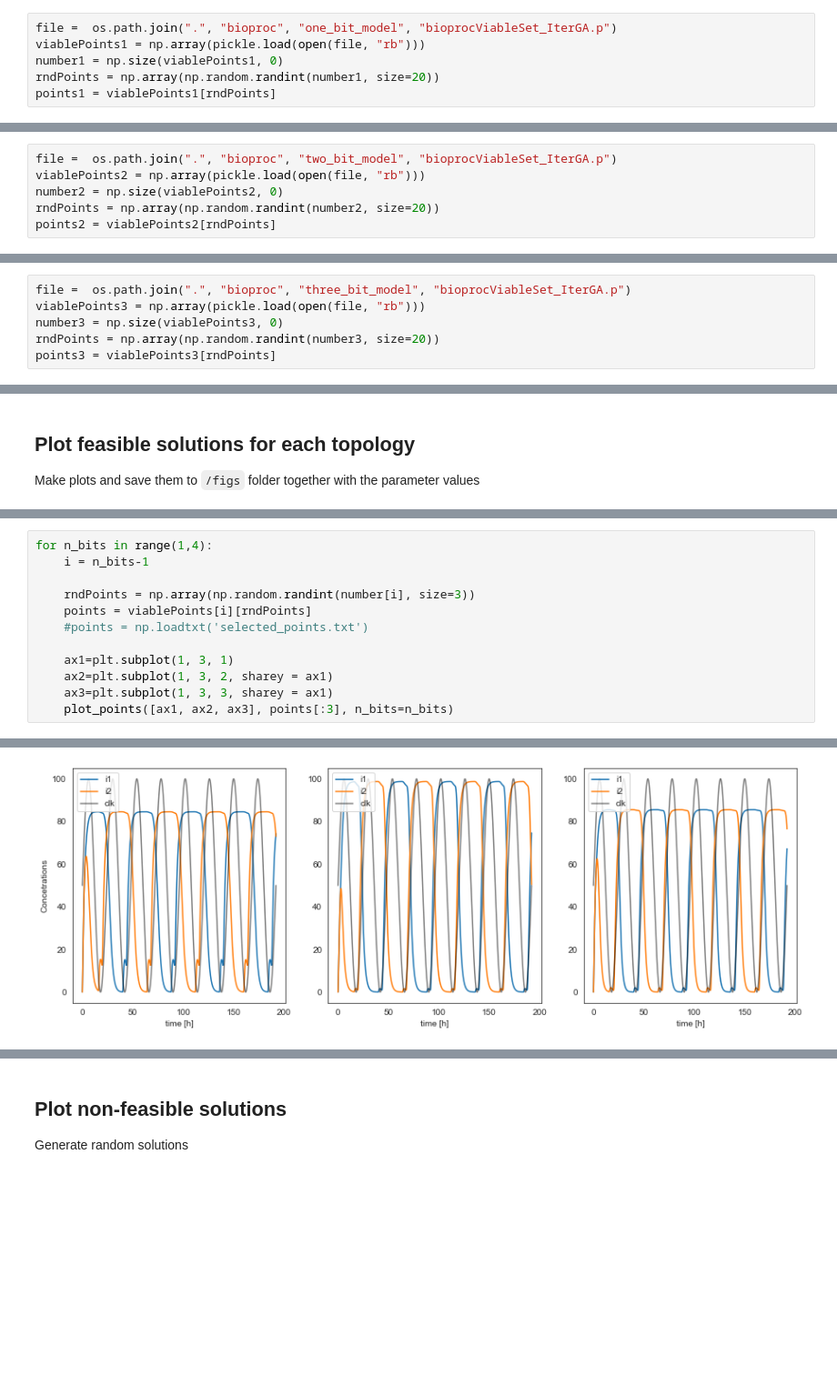
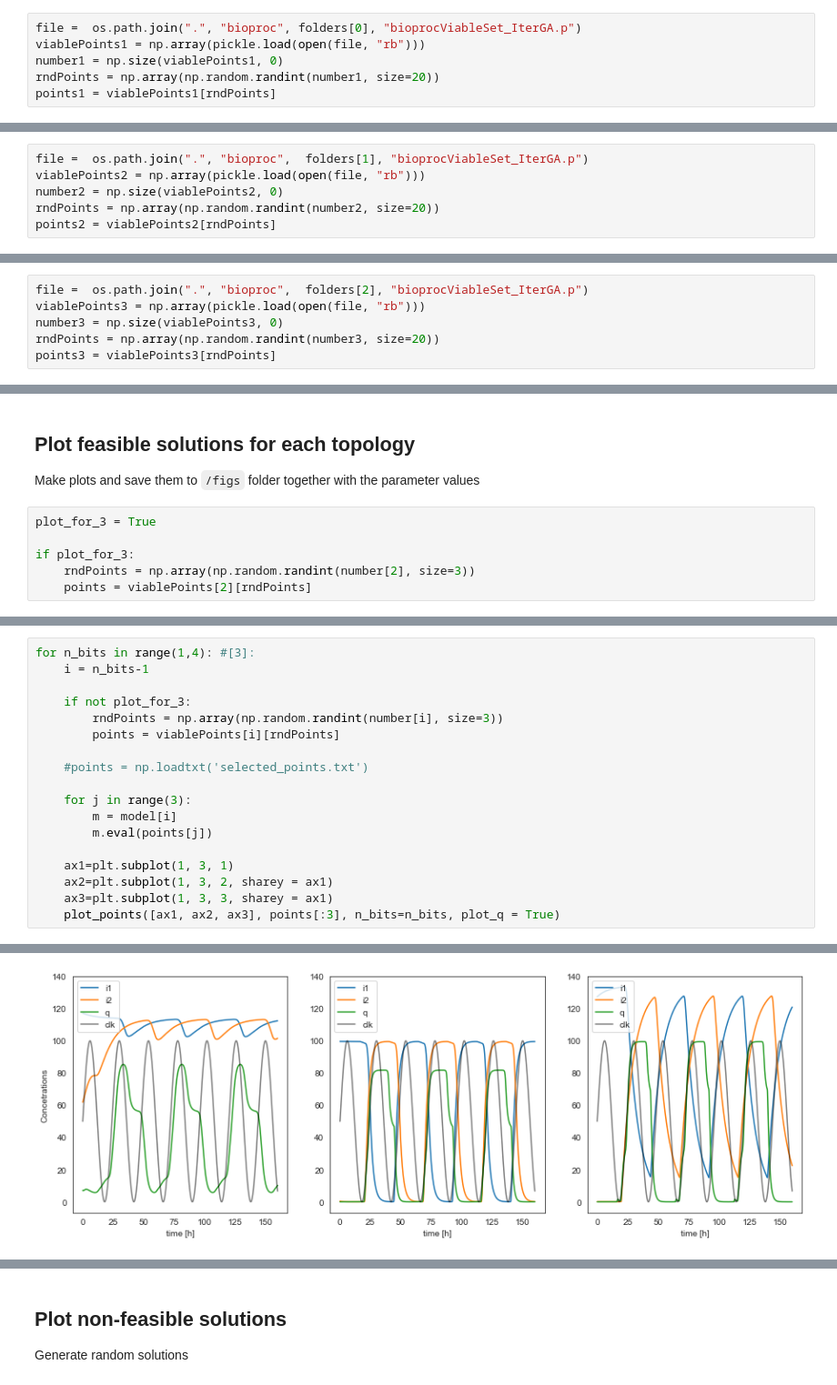
Before and after one commit to mmoskon/BioProc, a Jupyter notebook: models/analyse_proc.ipynb, the cells around one changed output, grey strips where cells are left out. Shown at 91% size. Saved outputs shown, nothing was run; the diff lists cells and outputs as text; blank space fills up the shorter version.

Commit message:
Fitness, plotting, analysis...

````diff
--- a/models/analyse_proc.ipynb
+++ b/models/analyse_proc.ipynb
@@ -22,5 +234,5 @@ toolbox.register("candidate", Solver.generateCandidate)
 # %%
-file =  os.path.join(".", "bioproc", "one_bit_model", "bioprocViableSet_IterGA.p")
+file =  os.path.join(".", "bioproc", folders[0], "bioprocViableSet_IterGA.p")
 viablePoints1 = np.array(pickle.load(open(file, "rb")))
 number1 = np.size(viablePoints1, 0)
 rndPoints = np.array(np.random.randint(number1, size=20))
@@ -28,5 +242,5 @@ points1 = viablePoints1[rndPoints]
 # %%
-file =  os.path.join(".", "bioproc", "two_bit_model", "bioprocViableSet_IterGA.p")
+file =  os.path.join(".", "bioproc",  folders[1], "bioprocViableSet_IterGA.p")
 viablePoints2 = np.array(pickle.load(open(file, "rb")))
 number2 = np.size(viablePoints2, 0)
 rndPoints = np.array(np.random.randint(number2, size=20))
@@ -34,5 +250,5 @@ points2 = viablePoints2[rndPoints]
 # %%
-file =  os.path.join(".", "bioproc", "three_bit_model", "bioprocViableSet_IterGA.p")
+file =  os.path.join(".", "bioproc",  folders[2], "bioprocViableSet_IterGA.p")
 viablePoints3 = np.array(pickle.load(open(file, "rb")))
 number3 = np.size(viablePoints3, 0)
 rndPoints = np.array(np.random.randint(number3, size=20))
@@ -145,3 +264,9 @@ def plot_points(axes, points, n_bits = 2, plot_clock=True, plot_q = False):
 # %% [markdown]
 ## Plot feasible solutions for each topology
 Make plots and save them to ```/figs``` folder together with the parameter values
+# %%
+plot_for_3 = True
+
+if plot_for_3:
+    rndPoints = np.array(np.random.randint(number[2], size=3))
+    points = viablePoints[2][rndPoints]
@@ -148,13 +275,19 @@
 # %%
-for n_bits in range(1,4):
+for n_bits in range(1,4): #[3]:
     i = n_bits-1
 
-    rndPoints = np.array(np.random.randint(number[i], size=3))
-    points = viablePoints[i][rndPoints]
+    if not plot_for_3:
+        rndPoints = np.array(np.random.randint(number[i], size=3))
+        points = viablePoints[i][rndPoints]
+
     #points = np.loadtxt('selected_points.txt')
+
+    for j in range(3):
+        m = model[i]
+        m.eval(points[j])
 
     ax1=plt.subplot(1, 3, 1)
     ax2=plt.subplot(1, 3, 2, sharey = ax1)
     ax3=plt.subplot(1, 3, 3, sharey = ax1)
-    plot_points([ax1, ax2, ax3], points[:3], n_bits=n_bits)
+    plot_points([ax1, ax2, ax3], points[:3], n_bits=n_bits, plot_q = True)
 # %% [output]
@@ -161 +297 @@ for n_bits in range(1,4):
-[figure, old version]
+[figure, new version]
````
Also changed, not shown: parts of 23 cells of this notebook, 41 other files.
